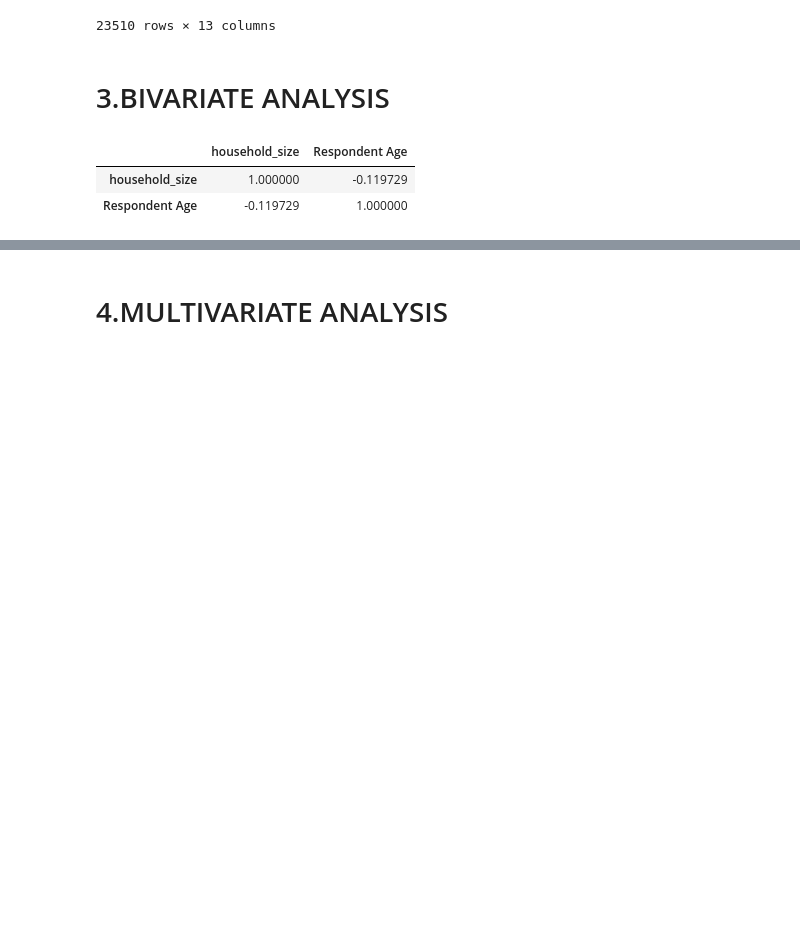
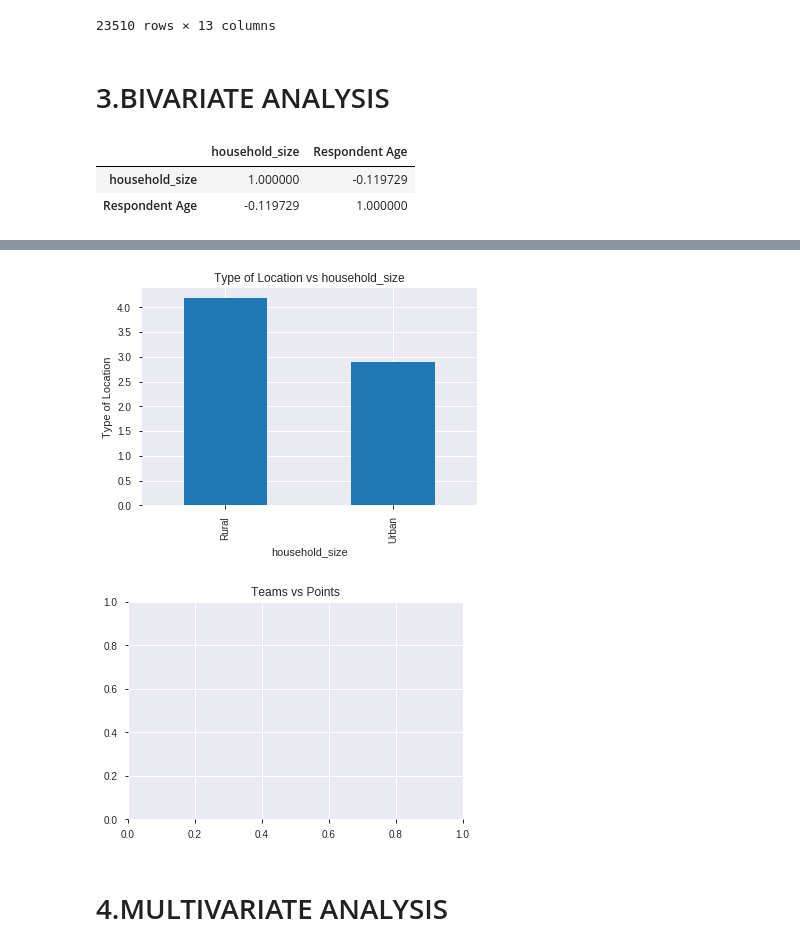
Before and after one commit to vivianusdjpy/DS2-CORE-IP-WEEK-2-, a Jupyter notebook: WEEK_2_INDEPENDENT_PROJECT.ipynb, the cells around one changed output, grey strips where cells are left out. Cells and saved outputs as stored; diff of their text form; code cells hidden in the pictures; blank space fills up the shorter version.

```diff
--- a/WEEK_2_INDEPENDENT_PROJECT.ipynb
+++ b/WEEK_2_INDEPENDENT_PROJECT.ipynb
@@ -455,3 +435,28 @@ SyntaxError: ignored
+# %%
+#Cell phone access
+# Plotting our barplot
+df_12.groupby('Type of Location')['household_size'].mean().plot(kind='bar')
+
+# Giving our barplot a title
+plt.title('Type of Location vs household_size')
+
+#Labelling our x axis
+plt.xlabel('household_size')
+
+#Labelling our y axis
+plt.ylabel('Type of Location')
+
+#Displaying our scatterplot
+plt.show()
+
+# Adding a title
+plt.title("Teams vs Points")
+
+# Displaying our chart
+plt.show()
+# %% [output]
+[figure, added]
+[figure, added]
 # %%
 #Marital Status
 # %%
```
Also changed, not shown: parts of 15 cells of this notebook.
